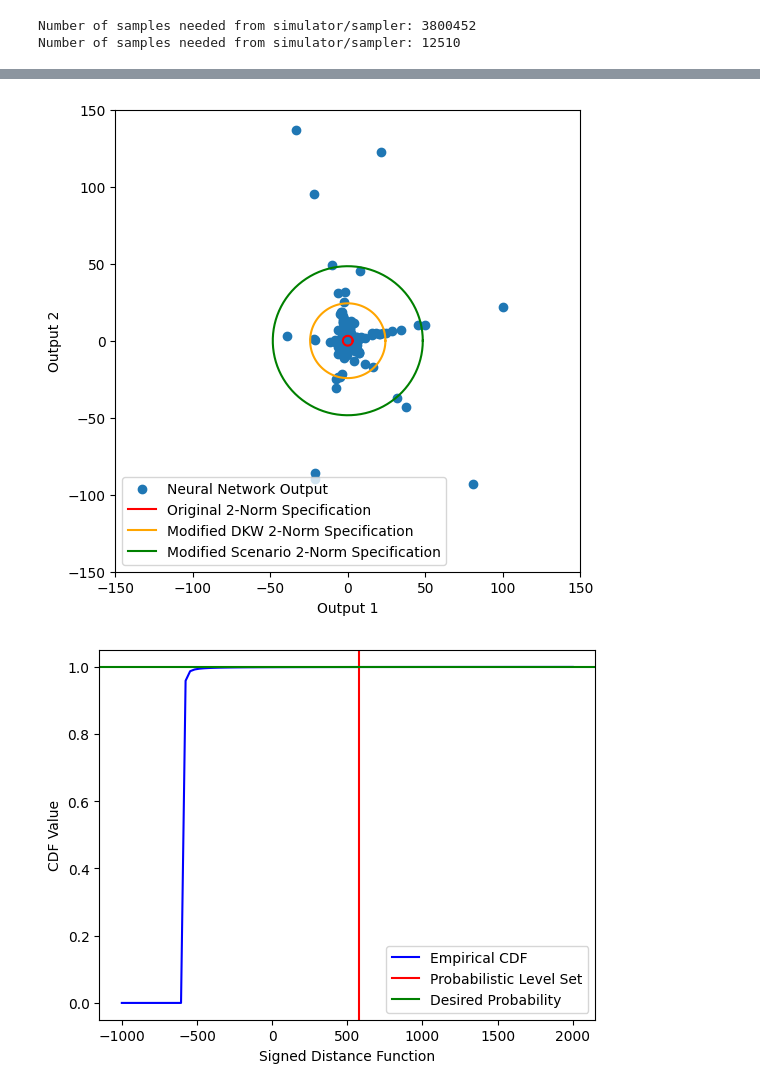
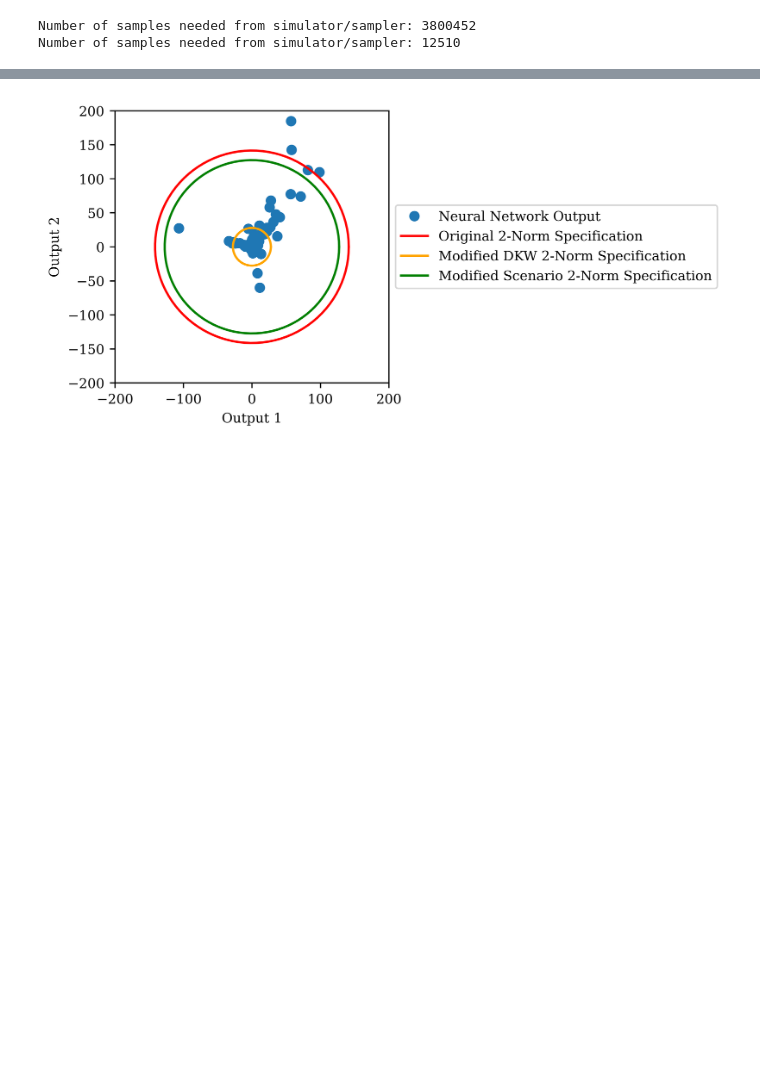
Before and after one commit to vigsiv/SaVer-Toolbox, a Jupyter notebook: examples/2DNNOuputExample.ipynb, the cells around one changed output, grey strips where cells are left out. Cells and saved outputs as stored; diff of their text form; code cells hidden in the pictures; blank space fills up the shorter version.

```diff
--- a/examples/2DNNOuputExample.ipynb
+++ b/examples/2DNNOuputExample.ipynb
@@ -78,9 +81,9 @@ Number of samples needed from simulator/sampler: 12510
 # %%
 # Center of the norm-ball
 center = np.array(0.0)
-zero_radius_fixed = np.array(10)
+zero_radius_fixed = np.array(20000)
 normSDF = signedDistanceFunction.norm(center,zero_radius_fixed,norm=2)
 
 # Add SDF:
-verifDKW.addSpecification(normSDF)
-verifScenario.addSpecification(normSDF)
+verifDKW.specification(normSDF)
+verifScenario.specification(normSDF)
@@ -87,7 +97,7 @@ verifScenario.addSpecification(normSDF)
 # %%
 # Add samples to the verifier
-verifDKW.addSamples(samplesDKW)
-verifScenario.addSamples(samplesScenario)
+verifDKW.samples(samplesDKW)
+verifScenario.samples(samplesScenario)
 # %%
 # Check if the samples satisfy the specification:
 verifDKW.SpecificationSatisfied()
@@ -126,44 +134,46 @@ Specification satisfied with probability: 99.8999855806625% +/- 0.1% which is gr
 Specification satisfied as scaling is 0.0 which is equal to 0
 -----------------------------------------------------------------
 # %%
-# Create a plot
-plt.figure(figsize=(6, 6))
+plt.rcParams.update({'font.size': 9, 'font.family': 'serif'})
+plt.figure(figsize=(3.3, 3.3))
+plt.rcParams.update({'figure.dpi': 600})
 
 # Plot the samples
 plt.plot(samplesDKW[0:1000,0],samplesDKW[0:1000,1], 'o', label='Neural Network Output')
 
 # Plot 2-norm ball of a specific radius
 theta = np.linspace(0, 2 * np.pi, 100)
 x = np.sqrt(zero_radius_fixed) * np.cos(theta)
 y = np.sqrt(zero_radius_fixed) * np.sin(theta)
 plt.plot(x, y, 'r',label='Original 2-Norm Specification')
 
 # Plot 2-norm ball of a specific radius
 theta = np.linspace(0, 2 * np.pi, 100)
 x = np.sqrt(zero_radius_fixed+verifDKW.setScaling) * np.cos(theta)
 y = np.sqrt(zero_radius_fixed+verifDKW.setScaling) * np.sin(theta)
 plt.plot(x, y, 'orange',label='Modified DKW 2-Norm Specification')
 
 theta = np.linspace(0, 2 * np.pi, 100)
 x = np.sqrt(zero_radius_fixed+verifScenario.setScaling) * np.cos(theta)
 y = np.sqrt(zero_radius_fixed+verifScenario.setScaling) * np.sin(theta)
 plt.plot(x, y, 'green',label='Modified Scenario 2-Norm Specification')
 
 
 # Add labels and title
 plt.xlabel('Output 1')
 plt.ylabel('Output 2')
 
-plt.legend(loc='best')
+plt.legend(loc='center left', bbox_to_anchor=(1, 0.5))
 # Set axis limits
-plt.xlim(-150, 150)
-plt.ylim(-150, 150)
+plt.xlim(-200, 200)
+plt.ylim(-200, 200)
 
 # Show the plot
 plt.show()
 
-evalPts = np.linspace(-1000,2000,100)
-plotter.histogramPlot(verifDKW.empiricalCDF,evalPts,verifDKW.setScaling,verifDKW.empiricalCDF(verifDKW.setScaling))
+
+
+# evalPts = np.linspace(500,3000,100)
+# plotter.histogramPlot(verifDKW.empiricalCDF,evalPts,verifDKW.setScaling,verifDKW.empiricalCDF(verifDKW.setScaling))
 # %% [output]
-[figure, old version]
+[figure, new version]
-[figure, removed]
```
Also changed, not shown: parts of 5 cells of this notebook, 4 other files.
